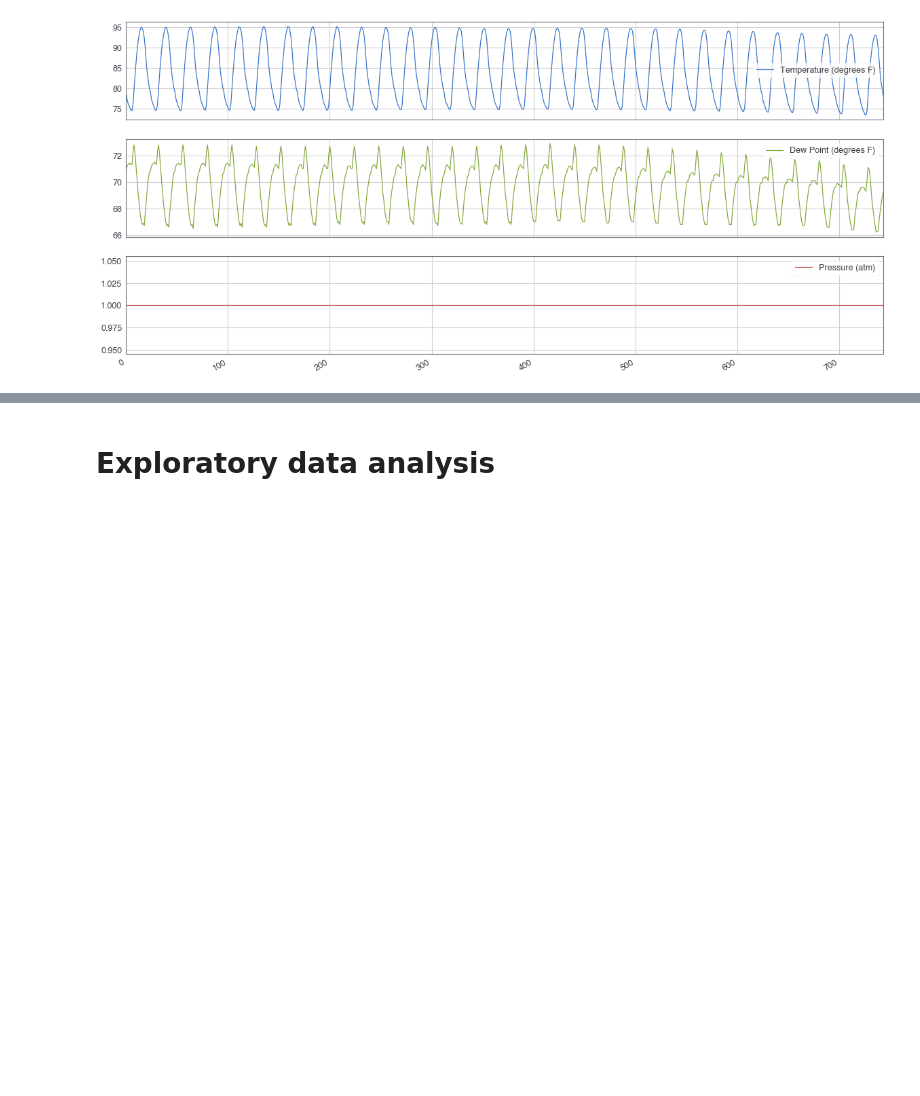
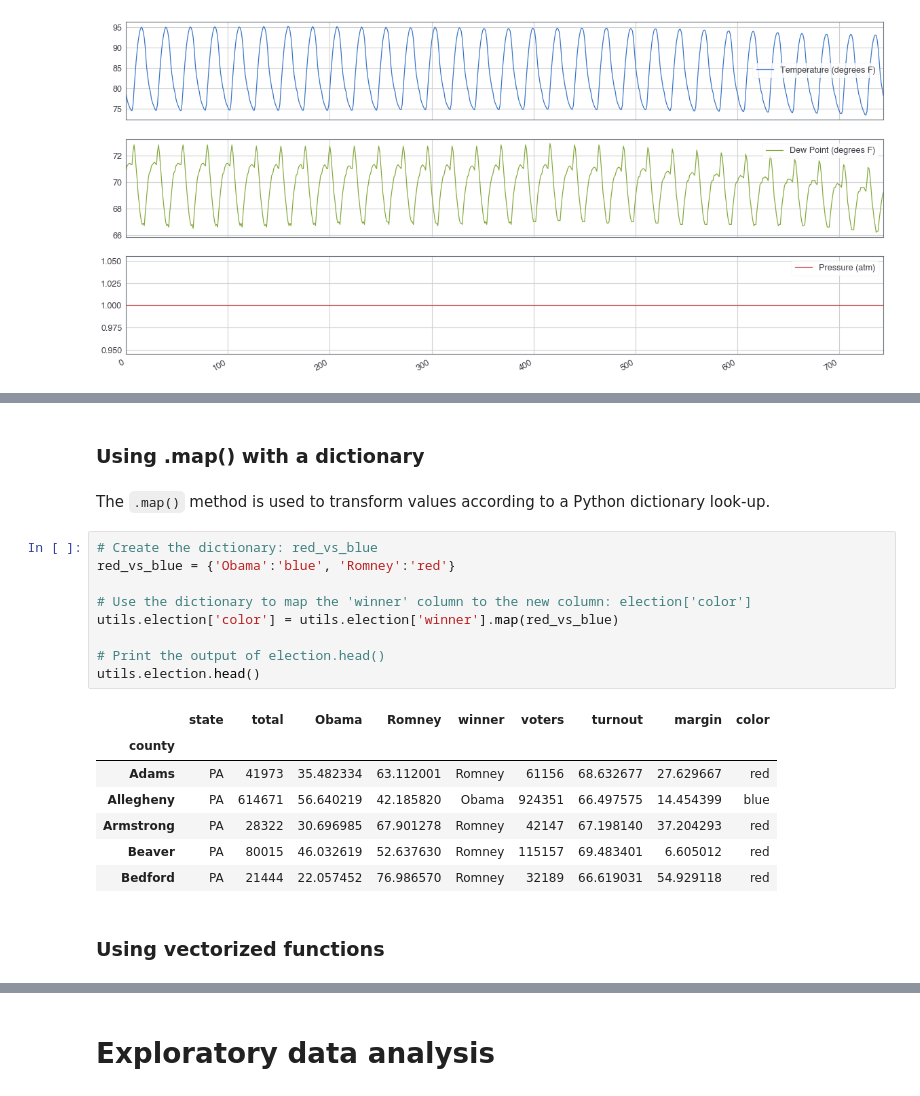
Before and after one commit to ML-Challenge/week2-data-analysis, a Jupyter notebook: L3.pandas Foundations.ipynb, the cells around one changed output, grey strips where cells are left out. Cells and saved outputs as stored; diff of their text form; blank space fills up the shorter version.

```diff
--- a/L3.pandas Foundations.ipynb
+++ b/L3.pandas Foundations.ipynb
@@ -405,0 +881,23 @@ plt.show()
+# %% [markdown]
+### Using .map() with a dictionary
+# %% [markdown]
+The `.map()` method is used to transform values according to a Python dictionary look-up.
+# %%
+# Create the dictionary: red_vs_blue
+red_vs_blue = {'Obama':'blue', 'Romney':'red'}
+
+# Use the dictionary to map the 'winner' column to the new column: election['color']
+utils.election['color'] = utils.election['winner'].map(red_vs_blue)
+
+# Print the output of election.head()
+utils.election.head()
+# %% [output]
+|  | state | total | Obama | Romney | winner | voters | turnout | margin | color |
+| county |  |  |  |  |  |  |  |  |  |
+| Adams | PA | 41973 | 35.482334 | 63.112001 | Romney | 61156 | 68.632677 | 27.629667 | red |
+| Allegheny | PA | 614671 | 56.640219 | 42.185820 | Obama | 924351 | 66.497575 | 14.454399 | blue |
+| Armstrong | PA | 28322 | 30.696985 | 67.901278 | Romney | 42147 | 67.198140 | 37.204293 | red |
+| Beaver | PA | 80015 | 46.032619 | 52.637630 | Romney | 115157 | 69.483401 | 6.605012 | red |
+| Bedford | PA | 21444 | 22.057452 | 76.986570 | Romney | 32189 | 66.619031 | 54.929118 | red |
+# %% [markdown]
+### Using vectorized functions
```
Also changed, not shown: parts of 72 cells of this notebook, 3 other files.
